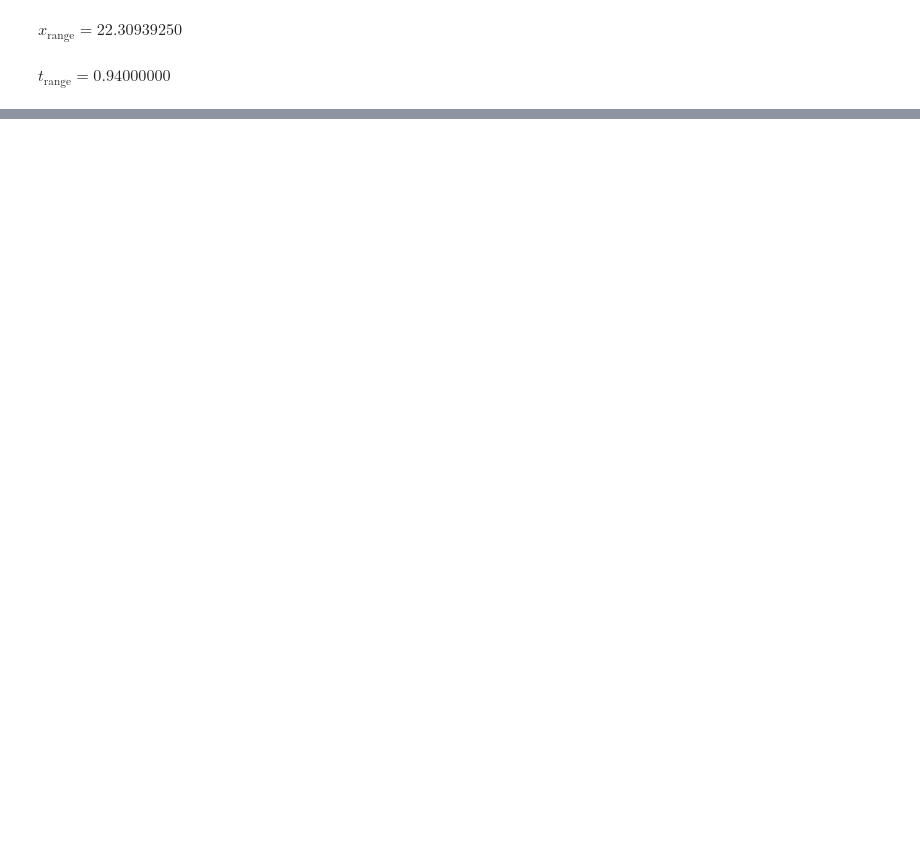
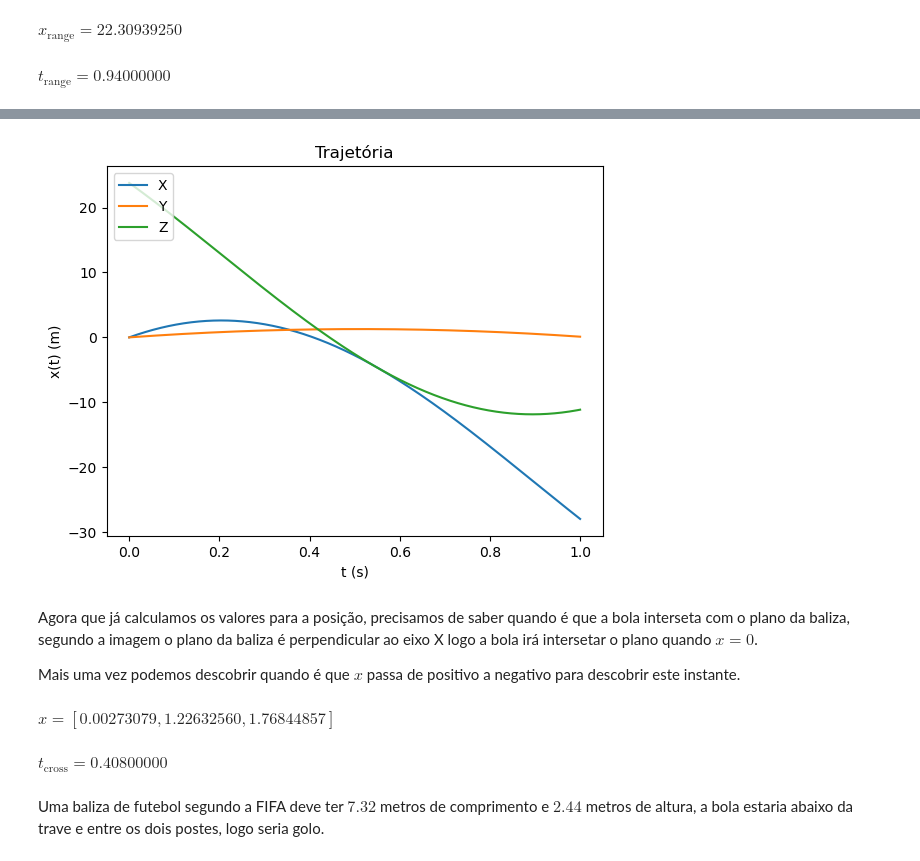
Before and after one commit to JCapucho/universidade, a Jupyter notebook: MSF/aula06/guião.ipynb, the cells around one changed output, grey strips where cells are left out. Saved outputs shown, nothing was run; the diff lists cells and outputs as text; code cells hidden in the pictures; blank space fills up the shorter version.

```diff
--- a/MSF/aula06/guião.ipynb
+++ b/MSF/aula06/guião.ipynb
@@ -140,0 +243,17 @@ $\displaystyle t_{ \text{range} } = 0.94000000$
+# %%
+# Este gráfico irá apresentar cada um dos componentes da
+# posição ao longo do tempo.
+plt.plot(t, x[:, 0], label="X")
+plt.plot(t, x[:, 1], label="Y")
+plt.plot(t, x[:, 2], label="Z")
+plt.xlabel("t (s)")
+plt.ylabel("x(t) (m)")
+plt.legend(loc="upper left")
+plt.title("Trajetória")
+plt.show()
+# %% [output]
+[figure, added]
+# %% [markdown]
+Agora que já calculamos os valores para a posição, precisamos de saber quando é que a bola interseta com o plano da baliza, segundo a imagem o plano da baliza é perpendicular ao eixo X logo a bola irá intersetar o plano quando $x = 0$.
+
+Mais uma vez podemos descobrir quando é que $x$ passa de positivo a negativo para descobrir este instante.
@@ -140,0 +268,8 @@ $\displaystyle t_{ \text{range} } = 0.94000000$
+# %%
+display(Math(r'x = [{:.8f}, {:.8f}, {:.8f}]'.format(xCross[0], xCross[1], xCross[2])))
+display(Math(r't_{{ \text{{cross}} }} = {:.8f}'.format(tCross)))
+# %% [output]
+$\displaystyle x = [0.00273079, 1.22632560, 1.76844857]$
+$\displaystyle t_{ \text{cross} } = 0.40800000$
+# %% [markdown]
+Uma baliza de futebol segundo a FIFA deve ter $7.32$ metros de comprimento e $2.44$ metros de altura, a bola estaria abaixo da trave e entre os dois postes, logo seria golo.
```
Also changed, not shown: parts of 12 cells of this notebook.
